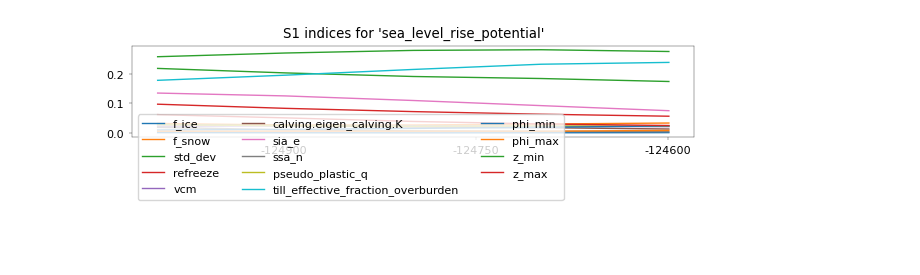
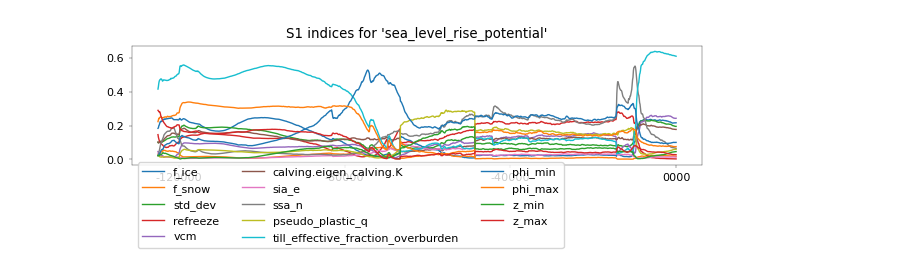
Before and after one commit to pism/pism-greenland, a Jupyter notebook: paleo/analyze_paleo_scalars.ipynb, the cells around one changed output. Saved outputs shown, nothing was run; the diff lists cells and outputs as text; code cells hidden in the pictures; blank space fills up the shorter version.

Commit message:
improving paleo ensemble analysis

```diff
--- a/paleo/analyze_paleo_scalars.ipynb
+++ b/paleo/analyze_paleo_scalars.ipynb
@@ -12,3 +38,2 @@ m_files = glob("/import/c1/ICESHEET/ICESHEET/pism-greenland/paleo/2023_10_climat
 # %%
-with xr.open_mfdataset(m_files, combine="nested", concat_dim="id", join="inner", parallel=True) as ds:
-    print(ds)
+ds = xr.open_mfdataset(processed_files, combine="nested", concat_dim="id", parallel=True)
@@ -52,13 +59,14 @@ params = {
 
 plt.rcParams.update(params)
 
+plot_var = "sea_level_rise_potential"
 
 fig = plt.figure(figsize=[6.2, 2.4])
 ax = fig.add_subplot(111)
-ds["sea_level_rise_potential"].plot.line(x="time", color="0.5", ax=ax, add_legend=False)
-ds["sea_level_rise_potential"].median(dim="id").plot.line(x="time", color="r", lw=2, ax=ax, label="median", add_legend=True)
+ds[plot_var].plot.line(x="time", color="0.5", ax=ax, add_legend=False)
+ds[plot_var].median(dim="id").plot.line(x="time", color="r", lw=2, ax=ax, label="median", add_legend=True)
 ax.set_ylabel("Sea-level rise potential\n(m SLE)")
-ax.set_xlabel("Years before 19xx")
+ax.set_xlabel("Years before present")
 fig.tight_layout()
-fig.savefig("paleo-ensemble-12km.pdf")
+fig.savefig(os.path.join(fig_dir, f"{plot_var}_paleo-ensemble-{grid}m.pdf"))
 # %% [output]
@@ -66,5 +74,11 @@ fig.savefig("paleo-ensemble-12km.pdf")
 # %%
-ens_df = ds["sea_level_rise_potential"].resample(time="100AS").mean().to_dataframe().reset_index().dropna()
+
+
+# with xr.open_mfdataset(processed_files, combine="nested", concat_dim="id", join="inner", parallel=True) as ds:
+#     print(ds)
+
+ens = ds["sea_level_rise_potential"].resample(time="100AS").mean()
+ens_df = ens.to_dataframe().reset_index().dropna()
 # %%
 uq_file = "../uncertainty_quantification/gris_paleo_climate-calving_w_posterior_lhs_20.csv"
 uq_df = pd.read_csv(uq_file)
@@ -76,36 +90,36 @@ Program finished in 4 seconds
 # %%
     si = "S1"
-    outfile = f"""test.pdf"""
+    outfile = f"""{si}_paleo_{grid}m.pdf"""
     fig, ax = plt.subplots(
         1,
         1,
         sharex="col",
-        figsize=[6.2, 3.8],
+        figsize=[6.2, 4.6],
     )
     fig.subplots_adjust(bottom=0.0)
     for k, m_var in enumerate(["sea_level_rise_potential"]):
         m_df = sa_df[sa_df["Variable"] == m_var]
         p_df = m_df[m_df["Si"] == si].drop(columns=["Si", "Variable"]).set_index("Date")
         p_conf_df = m_df[m_df["Si"] == si + "_conf"].drop(columns=["Si"])
 
         [
             ax.plot(p_df.index, p_df[v], lw=1, label=v)
             for v in sa_df.drop(columns=["Si", "Variable", "Date"]).keys()
         ]
 
         # [
         #     ax.fill_between(
-        #         p_df.index,
+        #         ds.time,
         #         p_df[v].values - p_conf_df[v].values,
         #         p_df[v].values + p_conf_df[v].values,
         #         alpha=0.2,
         #         lw=0,
         #     )
         #     for v in sa_df.drop(columns=["Si", "Variable", "Date"]).keys()
         # ]
         lgd = ax.set_title(f"{si} indices for '{m_var}'")
     legend = ax.legend(loc="lower left", ncols=3, bbox_to_anchor=(0, -0.75))
     fig.tight_layout()
-    fig.savefig(f"{si}_{outfile}")
+    fig.savefig(os.path.join(fig_dir, outfile))
 # %% [output]
-[figure, old version]
+[figure, new version]
```
Also changed, not shown: parts of 17 cells of this notebook, 2 other files.
